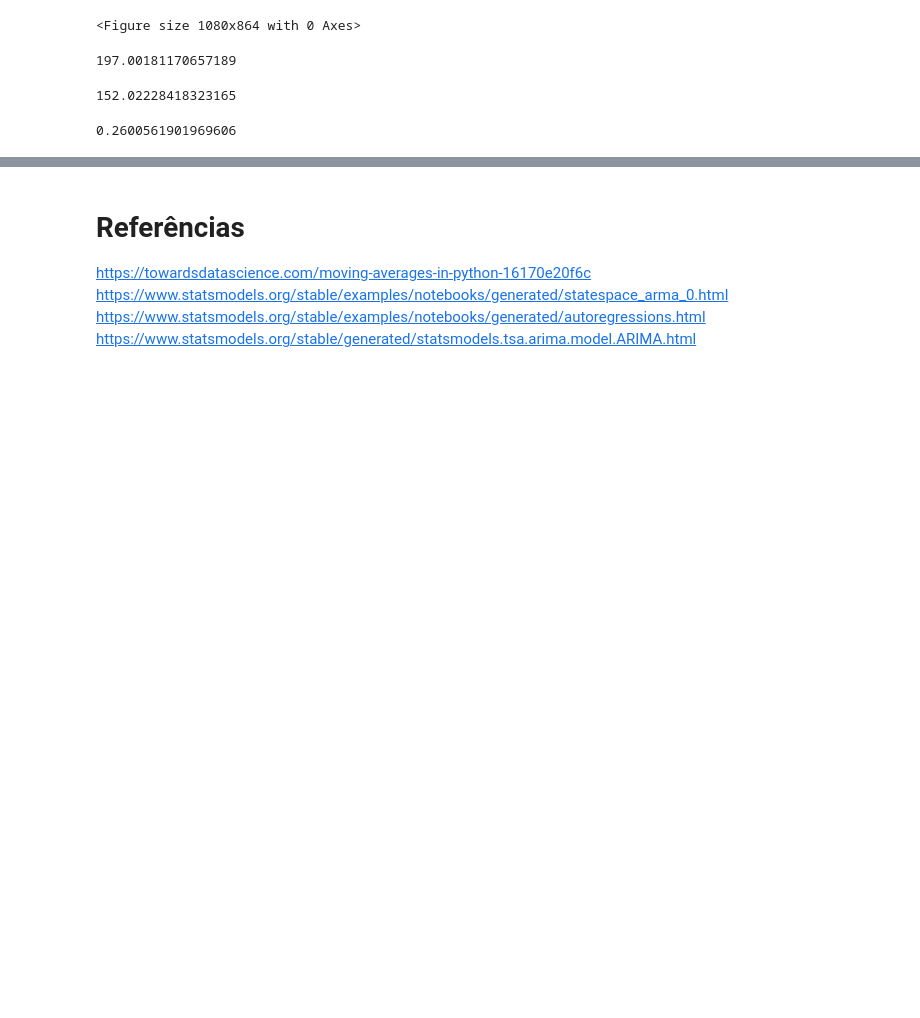
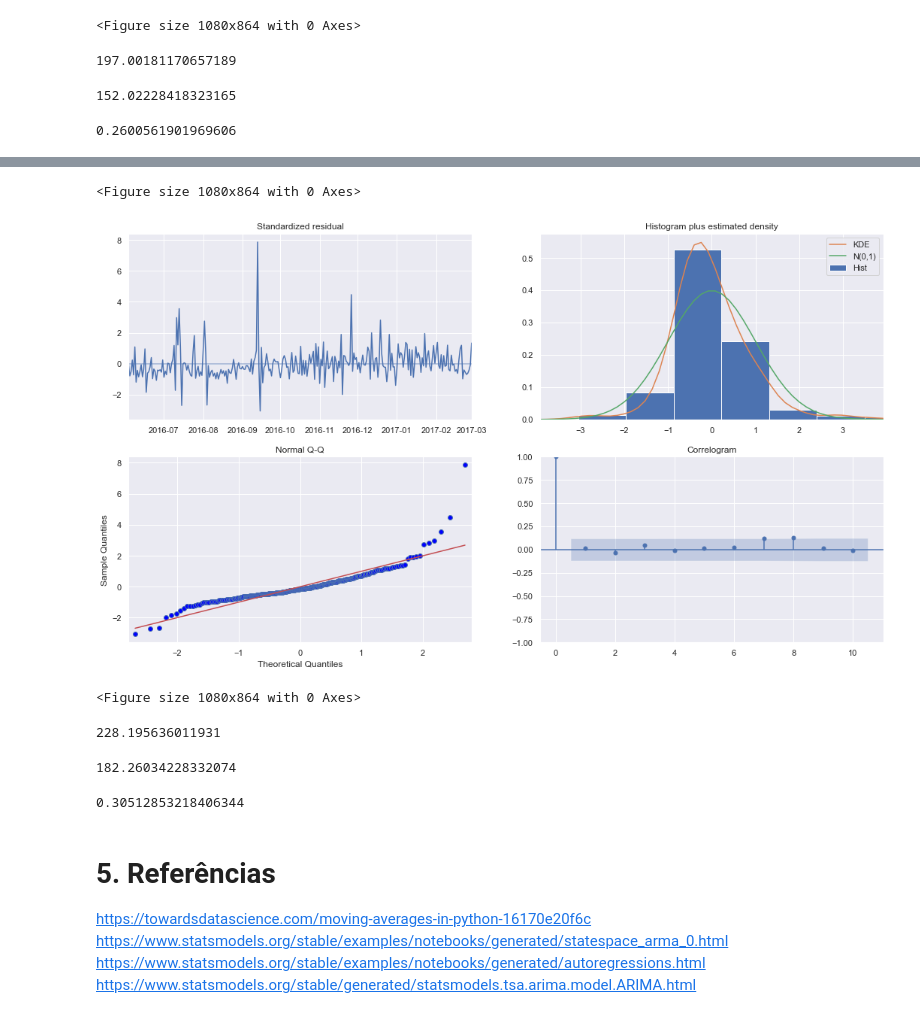
Before and after one commit to victoriaegandolfi/timeSeries, a Jupyter notebook: luizalabs_time_series.ipynb, the cells around one changed output, grey strips where cells are left out. Cells and saved outputs as stored; diff of their text form; code cells hidden in the pictures; blank space fills up the shorter version.

```diff
--- a/luizalabs_time_series.ipynb
+++ b/luizalabs_time_series.ipynb
@@ -262,0 +373,8 @@ mape
+# %%
+df.loc['2016-11-24':'2016-11-25'] = int(nov_mean)
+# %%
+df.loc['2017-01-06':'2017-01-07'] = int(jan_mean)
+# %%
+train, test = train_test_split(df, train_size=0.75, shuffle=False)
+print("train: ", train.shape)
+print("test: ", test.shape)
@@ -262,0 +384,4 @@ mape
+# %%
+adjmod = AutoReg(train, 2)
+adjres = adjmod.fit()
+print(adjres.summary())
@@ -262,0 +406,7 @@ mape
+# %%
+adjres.plot_diagnostics()
+plt.figure(figsize=(15, 12))
+# %% [output]
+<Figure size 1080x864 with 0 Axes>
+[figure, added]
+<Figure size 1080x864 with 0 Axes>
@@ -263,5 +415,20 @@ mape
+# %%
+rmse = sqrt(mean_squared_error(test, adjforecast))
+rmse
+# %% [output]
+228.195636011931
+# %%
+mae = mean_absolute_error(test, adjforecast)
+mae
+# %% [output]
+182.26034228332074
+# %%
+mape = mean_absolute_percentage_error(test, adjforecast)
+mape
+# %% [output]
+0.30512853218406344
 # %% [markdown]
-# Referências
+# 5. Referências
 
 https://towardsdatascience.com/moving-averages-in-python-16170e20f6c
 https://www.statsmodels.org/stable/examples/notebooks/generated/statespace_arma_0.html
```
Also changed, not shown: parts of 25 cells of this notebook.
